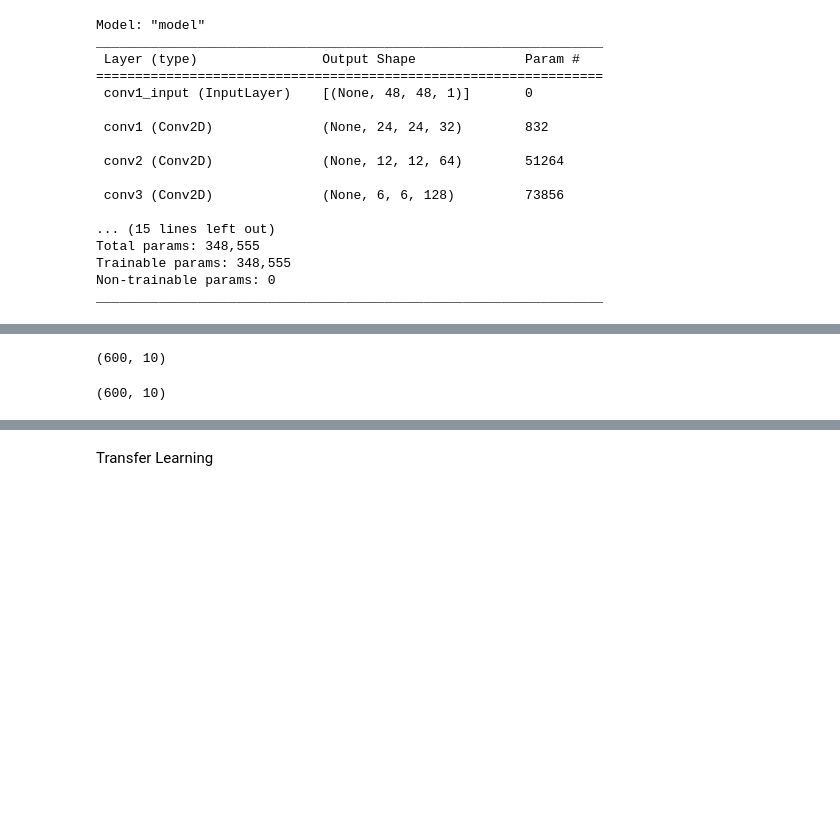
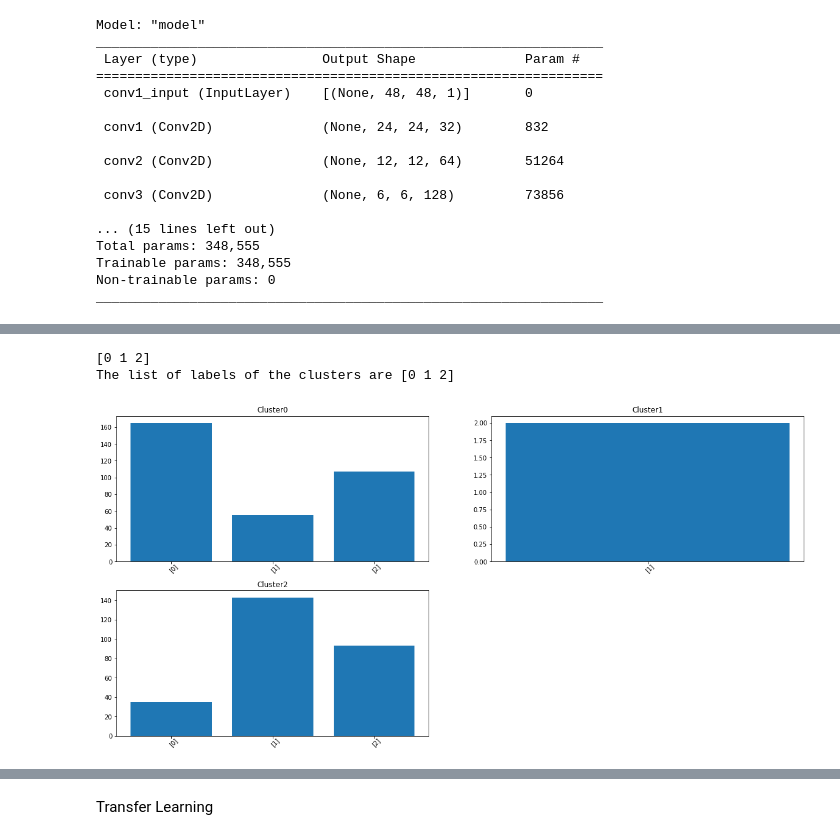
Before and after one commit to ppcodelearn/bed_obs, a Jupyter notebook: clustering.ipynb, the cells around one changed output, grey strips where cells are left out. Cells and saved outputs as stored; diff of their text form; code cells hidden in the pictures; blank space fills up the shorter version.

```diff
--- a/clustering.ipynb
+++ b/clustering.ipynb
@@ -426,6 +748,2 @@ _________________________________________________________________
 # %%
 features = embdedded_model.predict(collect)
-# %%
-features.shape
-# %% [output]
-(600, 10)
@@ -434,4 +749,0 @@ features = embdedded_model.predict(collect)
-# %%
-features.shape
-# %% [output]
-(600, 10)
@@ -440,3 +750,71 @@ from sklearn.manifold import TSNE
+# %%
+Clus_dataSet =features
+y_train = y
+y = y_train
+print(y.unique())
+#n_clusters = number of unique value because INDEX has 10 values. Not the best value but a simple logic.
+#The value of n_init at 30 yields good results so we will use it. For confirmation us the above code.
+k_means = KMeans(init = "k-means++", n_clusters = y.nunique(), n_init = 30)
+#fit the data to our k_means model
+k_means.fit(Clus_dataSet)
+
+
+k_means_labels = k_means.labels_ #List of labels of each dataset
+print("The list of labels of the clusters are " + str(np.unique(k_means_labels)))
+G = len(np.unique(k_means_labels)) #Number of labels
+
+#2D matrix  for an array of indexes of the given label
+cluster_index= [[] for i in range(G)]
+for i, label in enumerate(k_means_labels,0):
+    for n in range(G):
+        if label == n:
+            cluster_index[n].append(i)
+        else:
+            continue
+
+# # #Visualisation for clusters = clust
+# plt.figure(figsize=(20,20));
+# clust = y.nunique() #enter label number to visualise
+# num = 100 #num of data to visualize from the cluster
+# for i in range(1,num):
+#     plt.subplot(10, 10, i); #(Number of rows, Number of column per row, item number)
+#     plt.imshow(X[cluster_index[clust][i+1]].reshape(X_train.shape[1], X_train.shape[2]), cmap = plt.cm.binary);
+
+# plt.show()
+
+Y_clust = [[] for i in range(G)]
+for n in range(G):
+    Y_clust[n] = y[cluster_index[n]] #Y_clust[0] contains array of "correct" category from y_train for the cluster_index[0]
+    assert(len(Y_clust[n]) == len(cluster_index[n])) #dimension confirmation
+
+#counts the number of each category in each cluster
+def counter(cluster):
+    unique, counts = np.unique(cluster, return_counts=True)
+    label_index = dict(zip(unique, counts))
+    return label_index
+
+label_count= [[] for i in range(G)]
+for n in range(G):
+    label_count[n] = counter(Y_clust[n])
+
+label_count[1] #Number of items of a certain category in cluster 1
+#A function to plot a bar graph for visualising the number of items of certain category in a cluster
+def plotter(label_dict):
+    plt.bar(range(len(label_dict)), list(label_dict.values()), align='center')
+    a = []
+    for i in [*label_dict]: a.append([i])
+    plt.xticks(range(len(label_dict)), list(a), rotation=45, rotation_mode='anchor')
+#Bar graph with the number of items of different categories clustered in it
+plt.figure(figsize=(20,20))
+for i in range (1,(y.nunique())+1):
+    plt.subplot(4, 2, i)
+    plotter(label_count[i-1])
+    plt.title("Cluster" + str(i-1))
+plt.show()
+# %% [output]
+[0 1 2]
+The list of labels of the clusters are [0 1 2]
+[figure, added]
 # %%
 tsne = TSNE(n_components=2)
 digit_features_tsne = tsne.fit_transform(features)
```
Also changed, not shown: parts of 24 cells of this notebook.
